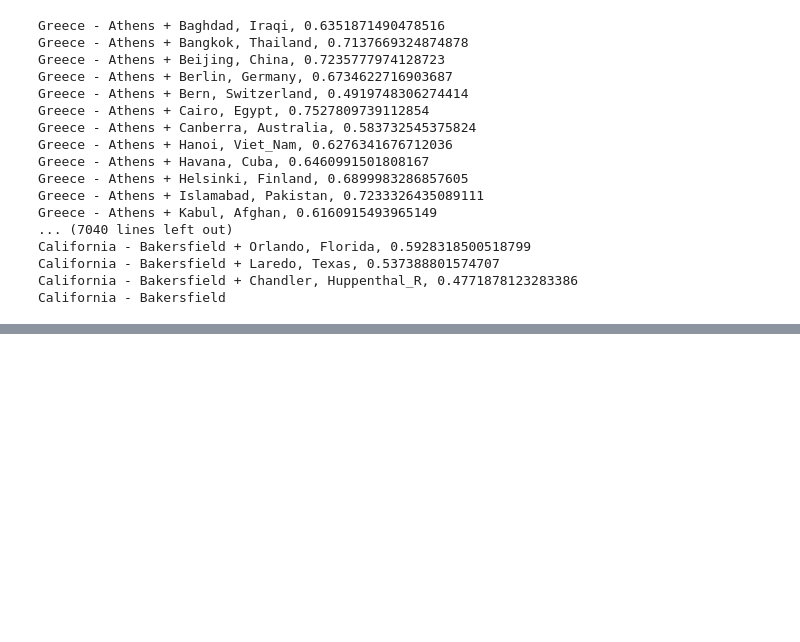
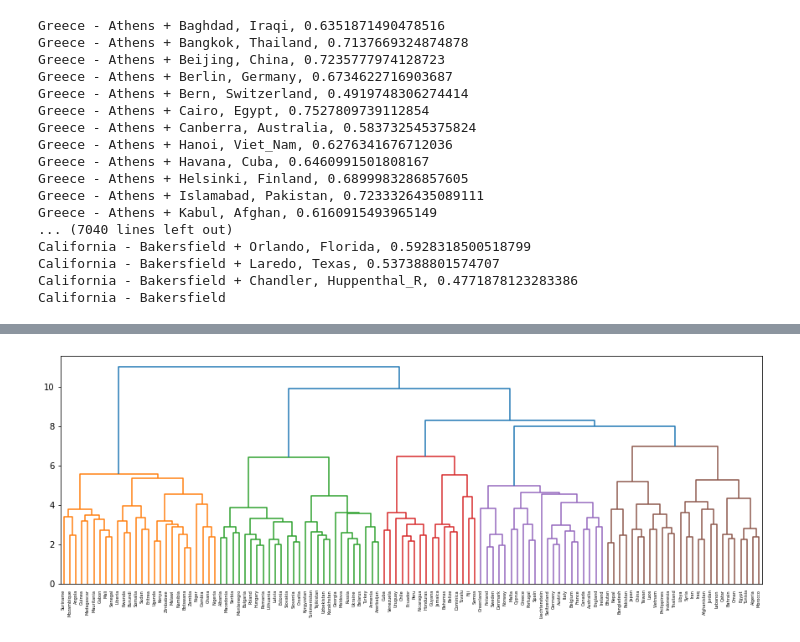
Before and after one commit to kiyohiro8/NLP_100knock, a Jupyter notebook: 第7章：単語ベクトル.ipynb, the cells around one changed output, grey strips where cells are left out. Saved outputs shown, nothing was run; the diff lists cells and outputs as text; code cells hidden in the pictures; blank space fills up the shorter version.

```diff
--- a/第7章：単語ベクトル.ipynb
+++ b/第7章：単語ベクトル.ipynb
@@ -101,0 +272,8 @@ California - Bakersfield
+# %%
+z = linkage(countries_vec, method="ward")
+# %%
+plt.figure(figsize=(15, 5))
+dendrogram(z, labels=countries)
+plt.show()
+# %% [output]
+[figure, added]
```
Also changed, not shown: parts of 19 cells of this notebook.
